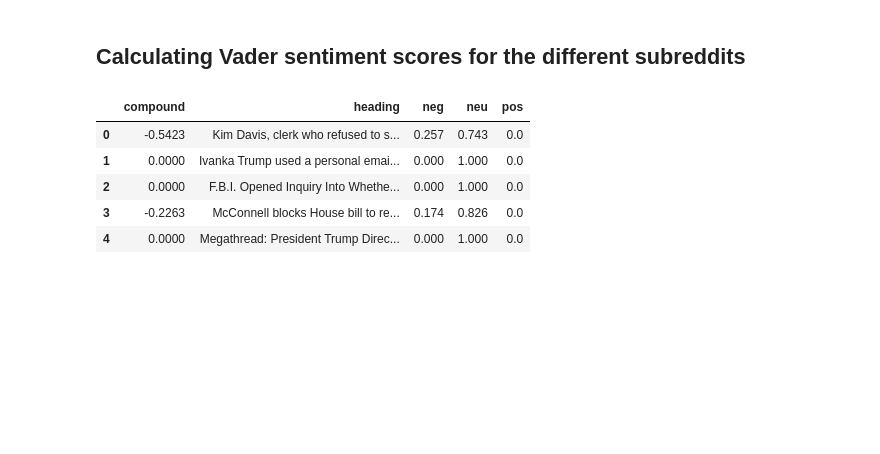
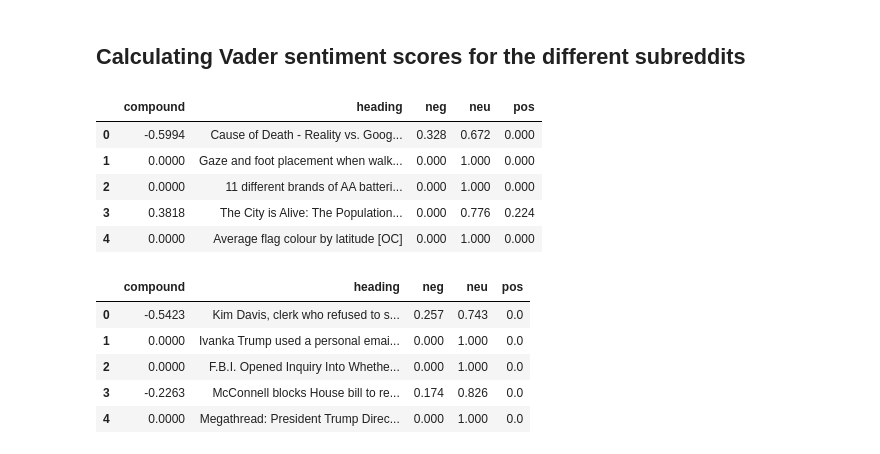
Before and after one commit to SimoAntikainen/community-sentiment-analysis, a Jupyter notebook: sentiment-analysis.ipynb, the cells around one changed output. Cells and saved outputs as stored; diff of their text form; code cells hidden in the pictures; blank space fills up the shorter version.

```diff
--- a/sentiment-analysis.ipynb
+++ b/sentiment-analysis.ipynb
@@ -126,3 +126,16 @@ aww_sentiment.to_csv('aww_sentiment.csv')
+# %%
+dataisbeautiful_sentiment = pd.read_csv('cvs/dataisbeautiful_sentiment.csv')
+politics_sentiment = pd.read_csv('cvs/politics_sentiment.csv')
+aww_sentiment = pd.read_csv('cvs/aww_sentiment.csv')
+# %%
+dataisbeautiful_sentiment.head()
+# %% [output]
+|  | compound | heading | neg | neu | pos |
+| 0 | -0.5994 | Cause of Death - Reality vs. Goog... | 0.328 | 0.672 | 0.000 |
+| 1 | 0.0000 | Gaze and foot placement when walk... | 0.000 | 1.000 | 0.000 |
+| 2 | 0.0000 | 11 different brands of AA batteri... | 0.000 | 1.000 | 0.000 |
+| 3 | 0.3818 | The City is Alive: The Population... | 0.000 | 0.776 | 0.224 |
+| 4 | 0.0000 | Average flag colour by latitude [OC] | 0.000 | 1.000 | 0.000 |
 # %%
 politics_sentiment.head()
 # %% [output]
```
Also changed, not shown: parts of 11 cells of this notebook, 18 other files.
